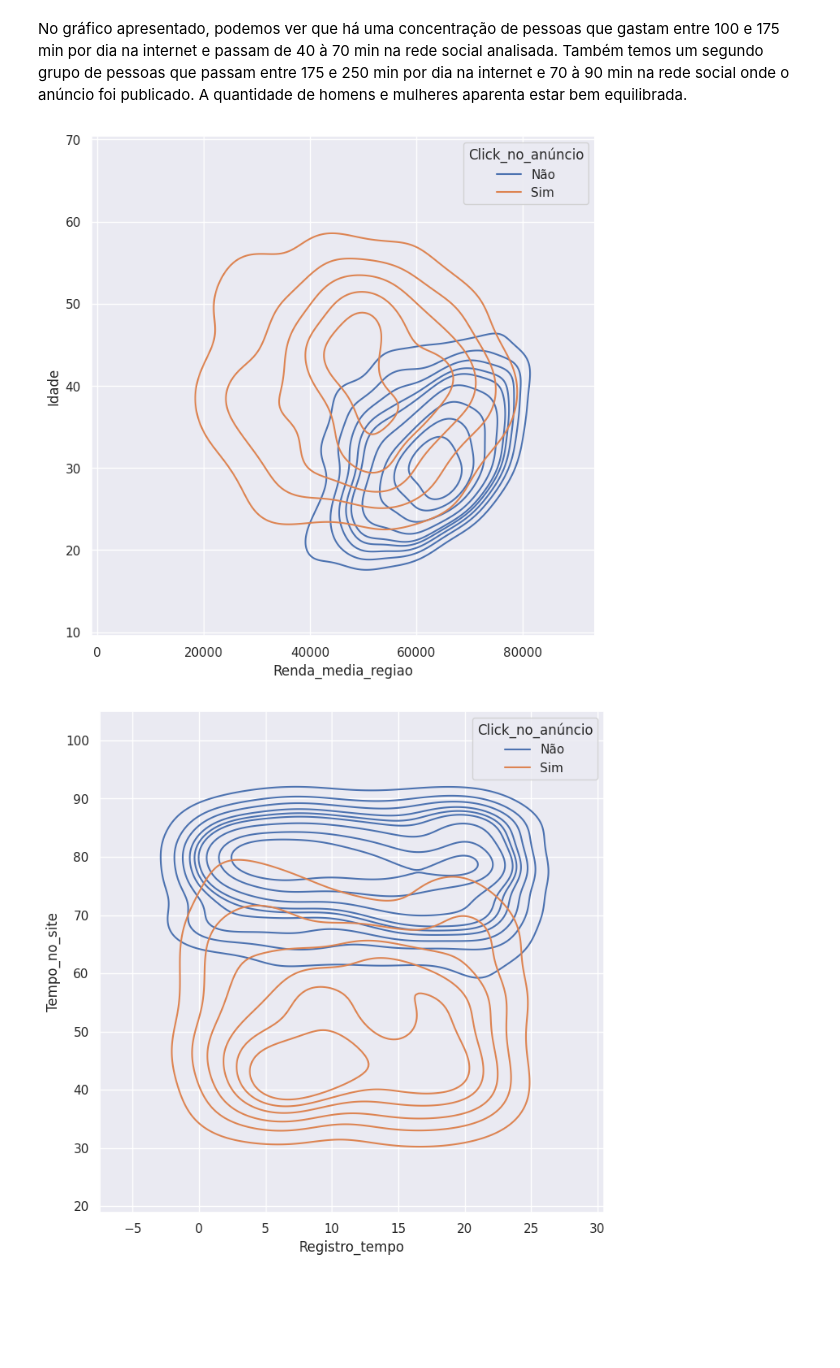
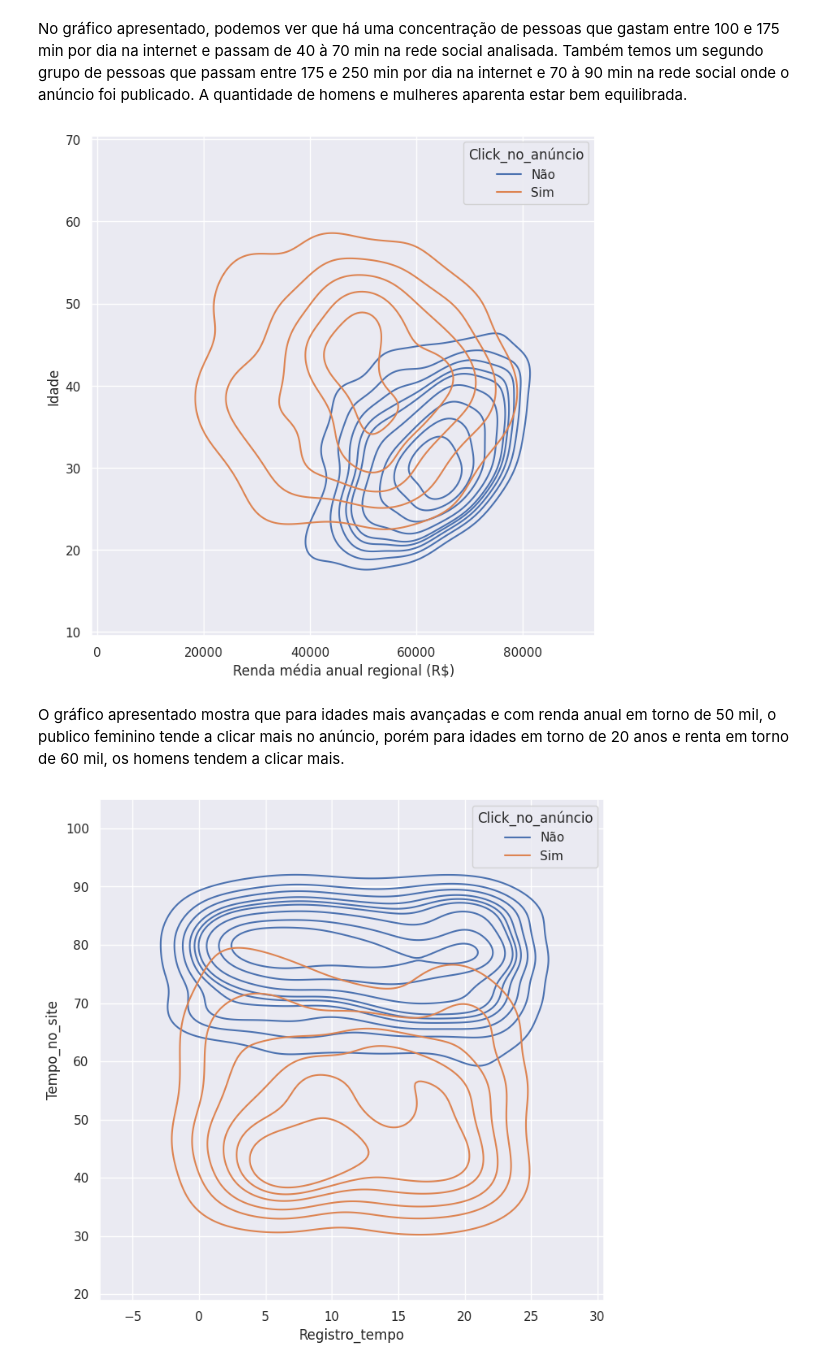
Before and after one commit to higordevellard/Machine_Learning_Advertisiment_Views, a Jupyter notebook: machine_learning_anuncio.ipynb, the cells around one changed output. Saved outputs shown, nothing was run; the diff lists cells and outputs as text; code cells hidden in the pictures; blank space fills up the shorter version.

```diff
--- a/machine_learning_anuncio.ipynb
+++ b/machine_learning_anuncio.ipynb
@@ -49,7 +49,8 @@ O dataset escolhido para este projeto está disponível no UCI Machine Learning,
 url_1 = 'https://raw.githubusercontent.com/higordevellard/Machine_Learning_Advertisiment_Views/main/advertising_dataset.csv'
 
 # Labels dos atributos do dataset
-labels_atributos = ['Tempo_no_site', 'Idade', 'Renda_media_regiao', 'Tempo_internet', 'Título_do_anuncio', 'Cidade', 'Masculino', 'País', 'Registro_tempo', 'Click_no_anúncio']
+labels_atributos = ['Tempo_no_site', 'Idade', 'Renda_media_regiao', 'Tempo_internet', 'Título_do_anuncio', 'Cidade', 'Masculino', 'País',\
+                    'Registro_tempo', 'Click_no_anúncio']
 
 # Lê o arquivo
 dataset = pd.read_csv(url_1, names=labels_atributos, header=0, delimiter=',')
@@ -258,27 +258,32 @@ A quantidade de homens e mulheres aparenta estar bem equilibrada.
 # %%
 # Mapear os valores "1" para "Sim" e "0" para "Não"
 dataset["Click_no_anúncio"] = dataset["Click_no_anúncio"].map({1: "Sim", 0: "Não"})
 
 # Configurar o tema do seaborn
 sns.set_theme(style="darkgrid")
 
 # Set up the figure
 f, ax = plt.subplots(figsize=(8, 8))
 
 # Draw a contour plot to represent each bivariate density
 sns.kdeplot(
     data=dataset,
     x="Renda_media_regiao",
     y="Idade",
     hue="Click_no_anúncio",
     thresh=.1,
     ax=ax
 )
 
+# Editar o eixo x
+plt.xlabel("Renda média anual regional (R$)")
+
 # Exibir o gráfico
 plt.show()
 # %% [output]
-[figure, old version]
+[figure, new version]
+# %% [markdown]
+O gráfico apresentado mostra que para idades mais avançadas e com renda anual em torno de 50 mil, o publico feminino tende a clicar mais no anúncio, porém para idades em torno de 20 anos e renta em torno de 60 mil, os homens tendem a clicar mais.
 # %%
 # Configurar o tema do seaborn
 sns.set_theme(style="darkgrid")
```
Also changed, not shown: parts of 7 cells of this notebook.
